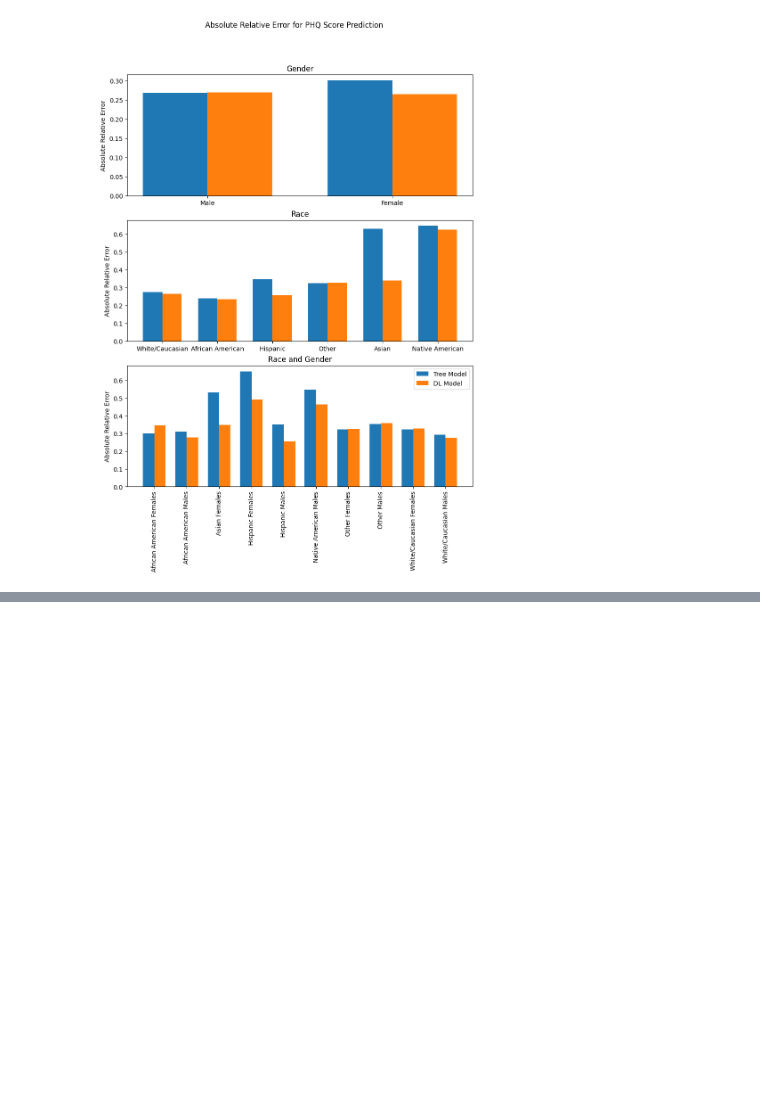
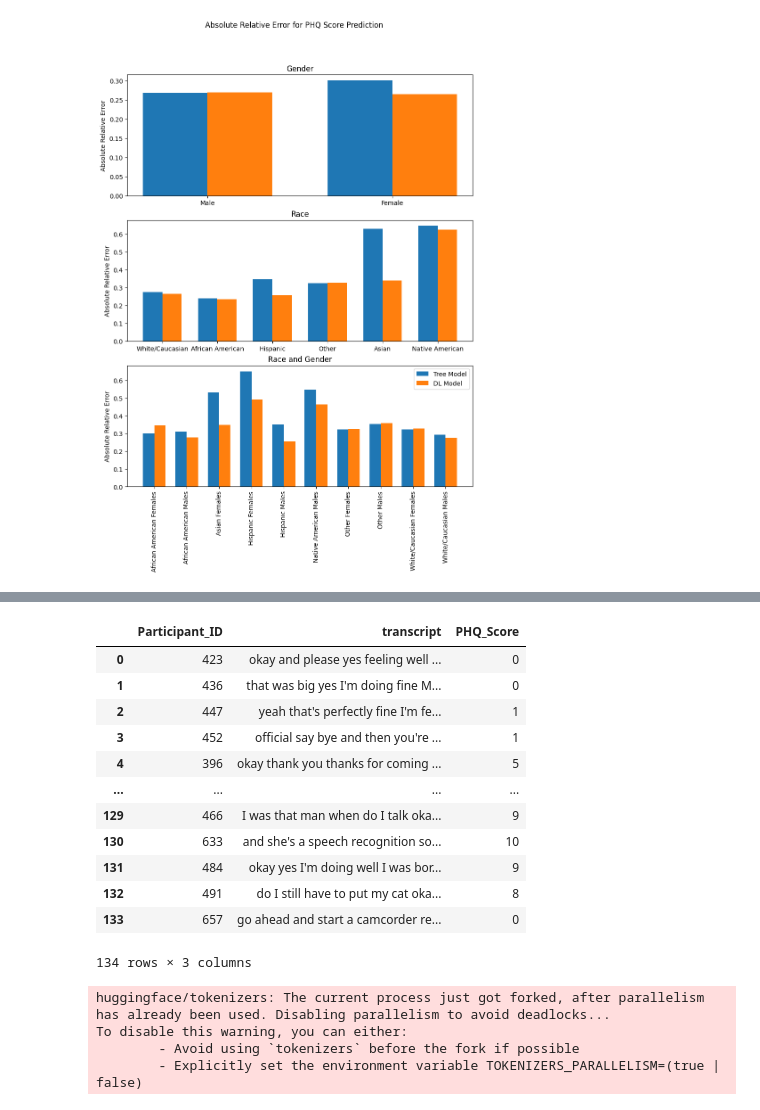
Before and after one commit to cekcreator/Mitigating-socio-demographic-bias, a Jupyter notebook: code/code.ipynb, the cells around one changed output, grey strips where cells are left out. Saved outputs shown, nothing was run; the diff lists cells and outputs as text; code cells hidden in the pictures; blank space fills up the shorter version.

```diff
--- a/code/code.ipynb
+++ b/code/code.ipynb
@@ -1816,0 +1824,22 @@ For Native American participants the tree model had an absolute relative error o
+# %%
+transcripts_df = pd.DataFrame(columns=["Participant_ID", "transcript"])
+for id, transcript in combined_transcripts.items():
+    temp = pd.DataFrame({"Participant_ID": [id], "transcript": transcript})
+    transcripts_df = pd.concat([transcripts_df, temp], ignore_index=True)
+# %%
+transcripts_df = pd.merge(transcripts_df, phq_scores_data, on="Participant_ID", how="inner")
+transcripts_df
+# %% [output]
+|  | Participant_ID | transcript | PHQ_Score |
+| 0 | 423 | okay and please yes feeling well ... | 0 |
+| 1 | 436 | that was big yes I'm doing fine M... | 0 |
+| 2 | 447 | yeah that's perfectly fine I'm fe... | 1 |
+| 3 | 452 | official say bye and then you're ... | 1 |
+| 4 | 396 | okay thank you thanks for coming ... | 5 |
+| ... | ... | ... | ... |
+| 129 | 466 | I was that man when do I talk oka... | 9 |
+| 130 | 633 | and she's a speech recognition so... | 10 |
+| 131 | 484 | okay yes I'm doing well I was bor... | 9 |
+| 132 | 491 | do I still have to put my cat oka... | 8 |
+| 133 | 657 | go ahead and start a camcorder re... | 0 |
+134 rows × 3 columns
@@ -1816,0 +1850,9 @@ For Native American participants the tree model had an absolute relative error o
+# %%
+model_name = "siebert/sentiment-roberta-large-english"
+model = AutoModelForSequenceClassification.from_pretrained(model_name)
+tokenizer = AutoTokenizer.from_pretrained(model_name)
+# %% [output]
+huggingface/tokenizers: The current process just got forked, after parallelism has already been used. Disabling parallelism to avoid deadlocks...
+To disable this warning, you can either:
+        - Avoid using `tokenizers` before the fork if possible
+        - Explicitly set the environment variable TOKENIZERS_PARALLELISM=(true | false)
```
Also changed, not shown: parts of 8 cells of this notebook.
